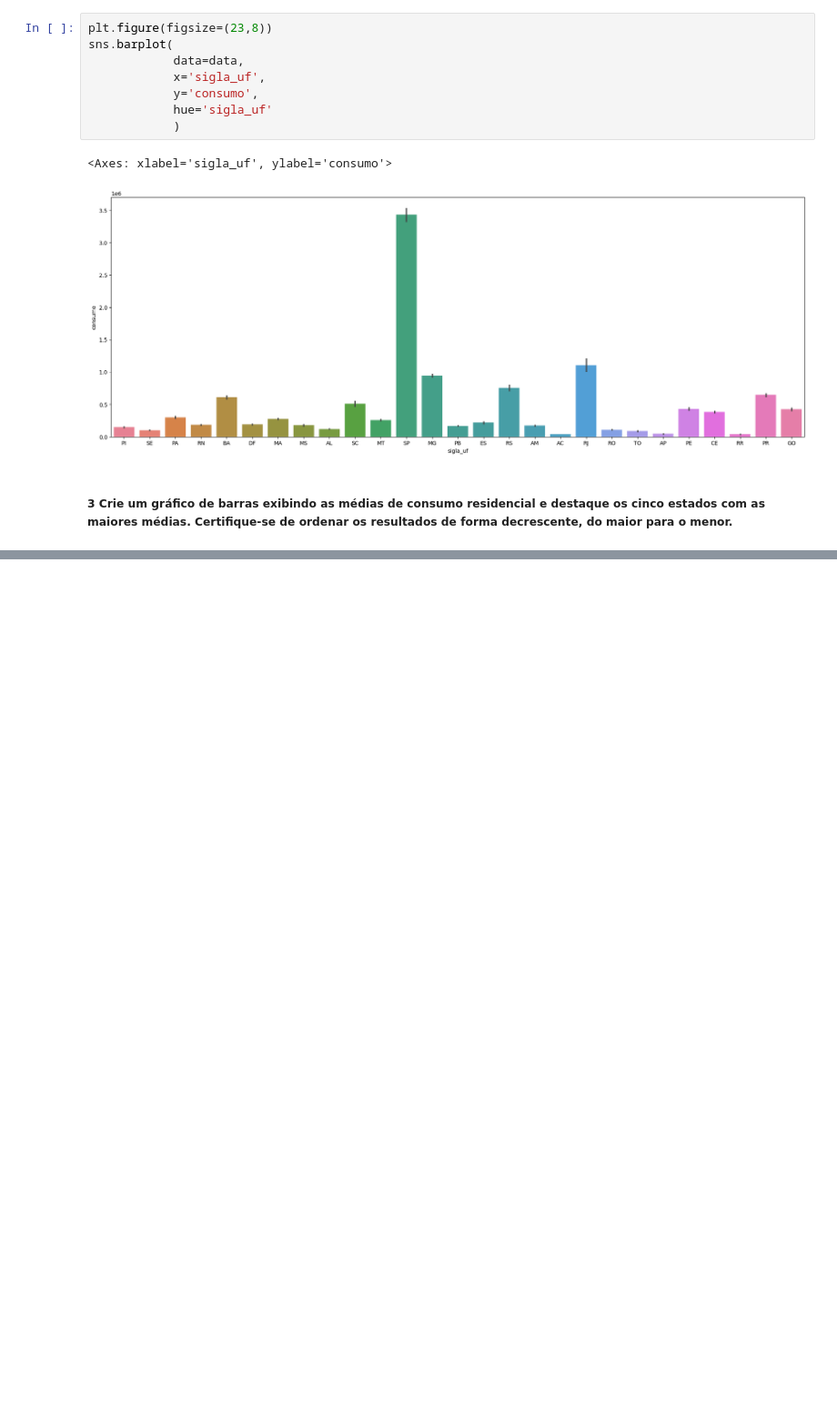
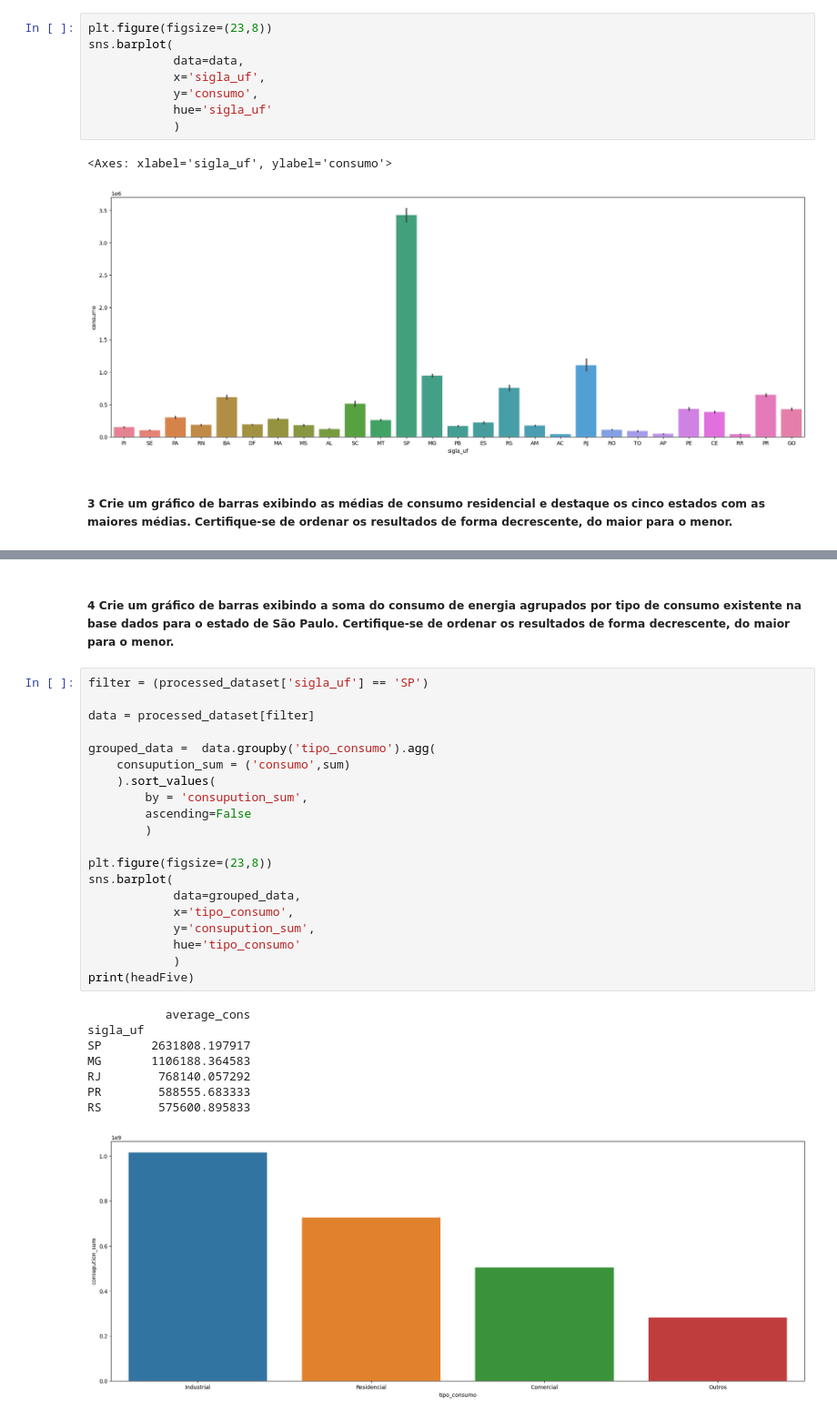
Before and after one commit to pbelfort/trabalho_ciencia_de_dados, a Jupyter notebook: notebook/tp.ipynb, the cells around one changed output, grey strips where cells are left out. Shown: that part at 91% size. Cells and saved outputs as stored; diff of their text form; blank space fills up the shorter version.

```diff
--- a/notebook/tp.ipynb
+++ b/notebook/tp.ipynb
@@ -150,0 +181,31 @@ sns.barplot(
+# %% [markdown]
+##### 4 Crie um gráfico de barras exibindo a soma do consumo de energia agrupados por tipo de consumo existente na base dados para o estado de São Paulo. Certifique-se de ordenar os resultados de forma decrescente, do maior para o menor.
+# %%
+filter = (processed_dataset['sigla_uf'] == 'SP')
+
+data = processed_dataset[filter]
+
+grouped_data =  data.groupby('tipo_consumo').agg(
+    consupution_sum = ('consumo',sum)
+    ).sort_values(
+        by = 'consupution_sum',
+        ascending=False
+        )
+
+plt.figure(figsize=(23,8))
+sns.barplot(
+            data=grouped_data,
+            x='tipo_consumo',
+            y='consupution_sum',
+            hue='tipo_consumo'
+            )
+print(headFive)
+# %% [output]
+           average_cons
+sigla_uf
+SP       2631808.197917
+MG       1106188.364583
+RJ        768140.057292
+PR        588555.683333
+RS        575600.895833
+[figure, added]
```
Also changed, not shown: parts of 17 cells of this notebook.
